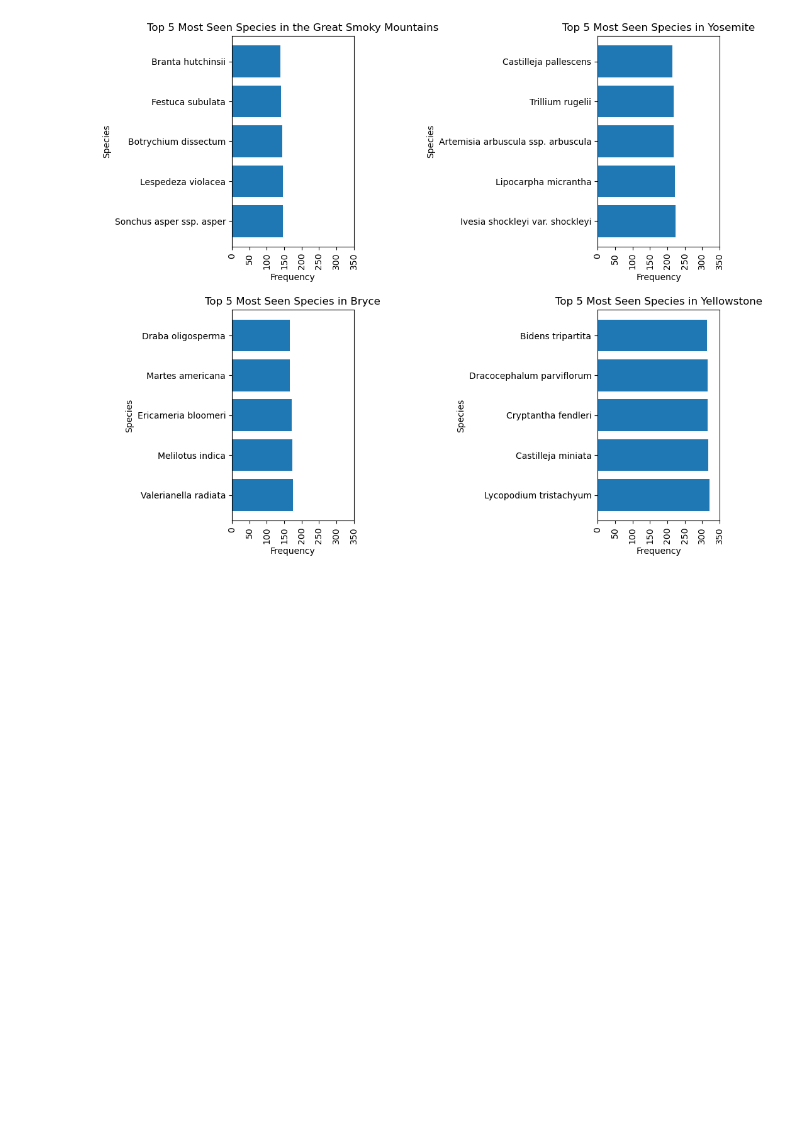
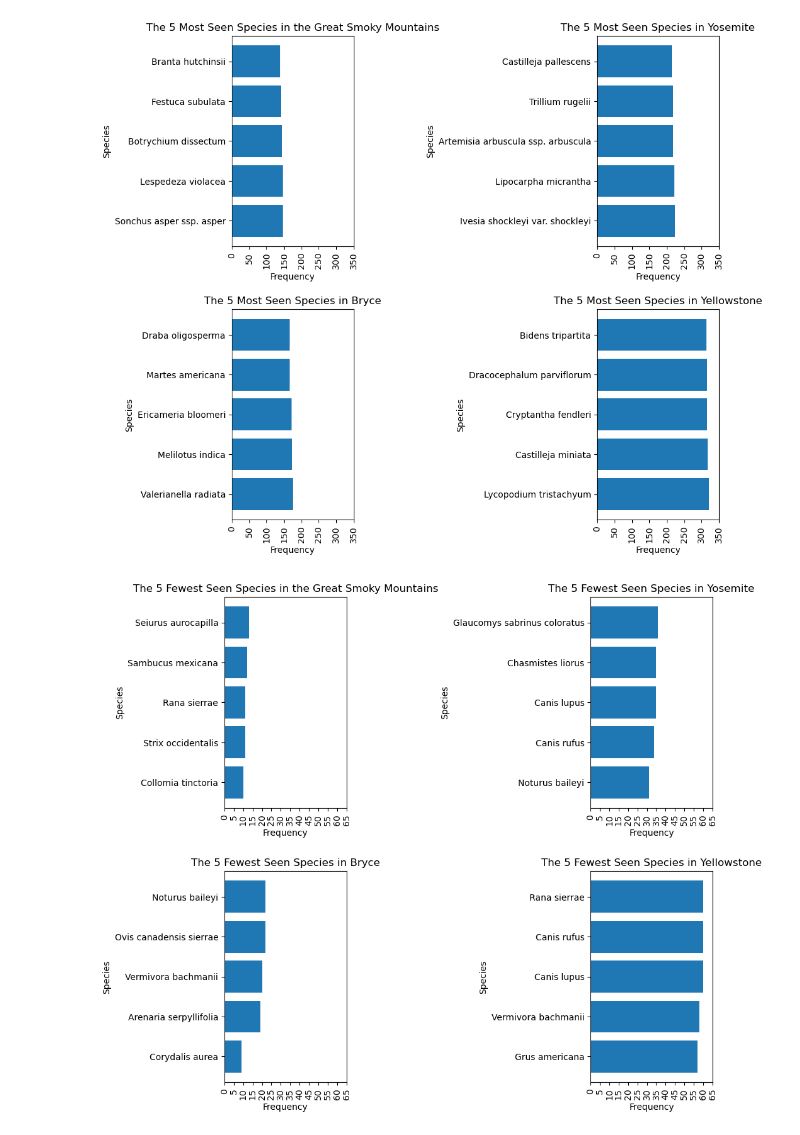
Before and after one commit to thejjserg/biodiversity, a Jupyter notebook: biodiversity_starter/biodiversity.ipynb, the cells around one changed output. Drawn from its saved outputs; the diff is of its cells as text; code cells hidden in the pictures; blank space fills up the shorter version.

Commit message:
Bar Chart Least Frequent

```diff
--- a/biodiversity_starter/biodiversity.ipynb
+++ b/biodiversity_starter/biodiversity.ipynb
@@ -366,2 +360,59 @@ plt.show()
 # %% [output]
 [figure]
+# %%
+fig = plt.figure(figsize = (10, 10))
+plt.subplots_adjust(wspace = 2)
+plt.subplots_adjust(hspace = 0.3)
+
+# Create the First Subplot
+ax1 = fig.add_subplot(2, 2, 1) # 2 Rows, 2 Columns, 1st Subplot
+# Create a Bar Graph
+ax1.barh(great_smoky_bottom.scientific_name, great_smoky_bottom.observations)
+# Set Title and Labels
+ax1.set_title("The 5 Fewest Seen Species in the Great Smoky Mountains")
+ax1.set_xlabel("Frequency")
+ax1.set_xlim(0, 65)
+ax1.set_xticks(range(0, 66, 5))
+ax1.set_xticklabels(ax1.get_xticklabels(), rotation = 90)
+ax1.set_ylabel("Species")
+
+# Create the Second Subplot, Top Yosemite
+ax2 = fig.add_subplot(2, 2, 2)
+# Create a Bar Graph
+ax2.barh(yosemite_bottom.scientific_name, yosemite_bottom.observations)
+# Set Title and Labels
+ax2.set_title("The 5 Fewest Seen Species in Yosemite")
+ax2.set_xlabel("Frequency")
+ax2.set_xlim(0, 65)
+ax2.set_xticks(range(0, 66, 5))
+ax2.set_xticklabels(ax2.get_xticklabels(), rotation = 90)
+ax2.set_ylabel("Species")
+
+# Create the Third Subplot, Top Yosemite
+ax3 = fig.add_subplot(2, 2, 3)
+# Create a Bar Graph
+ax3.barh(bryce_bottom.scientific_name, bryce_bottom.observations)
+# Set Title and Labels
+ax3.set_title("The 5 Fewest Seen Species in Bryce")
+ax3.set_xlabel("Frequency")
+ax3.set_xlim(0, 65)
+ax3.set_xticks(range(0, 66, 5))
+ax3.set_xticklabels(ax3.get_xticklabels(), rotation = 90)
+ax3.set_ylabel("Species")
+
+# Create the Fourth Subplot, Top Yellowstone
+ax4 = fig.add_subplot(2, 2, 4)
+# Create a Bar Graph
+ax4.barh(yellowstone_bottom.scientific_name, yellowstone_bottom.observations)
+# Set Title and Labels
+ax4.set_title("The 5 Fewest Seen Species in Yellowstone")
+ax4.set_xlabel("Frequency")
+ax4.set_xlim(0, 65)
+ax4.set_xticks(range(0, 66, 5))
+ax4.set_xticklabels(ax4.get_xticklabels(), rotation = 90)
+ax4.set_ylabel("Species")
+
+plt.show()
+plt.close()
+# %% [output]
+[figure, added]
```
Also changed, not shown: parts of 9 cells of this notebook.
